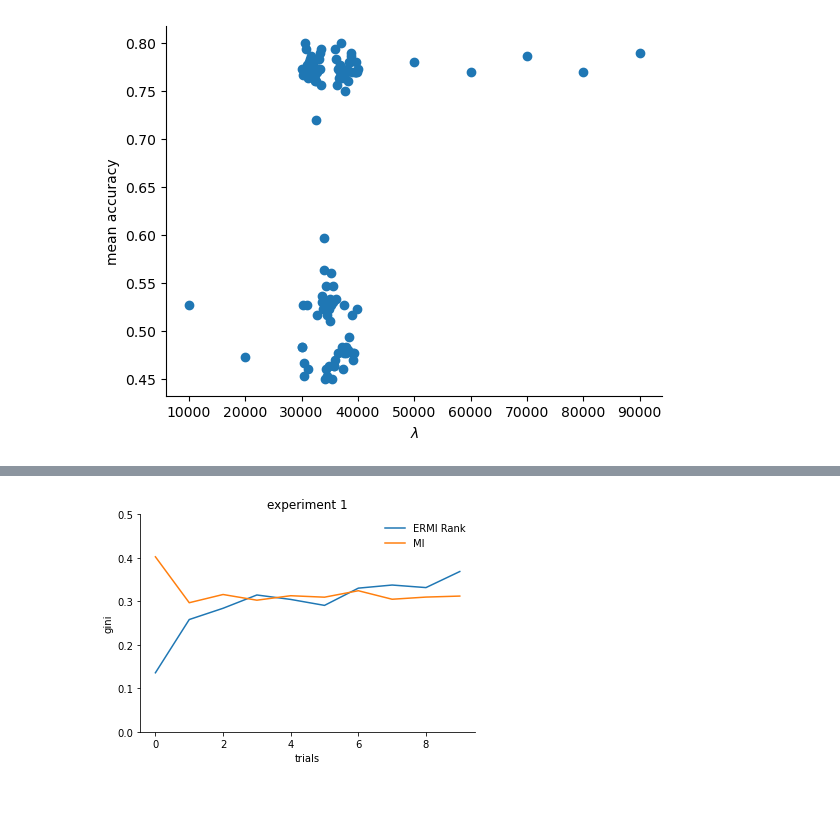
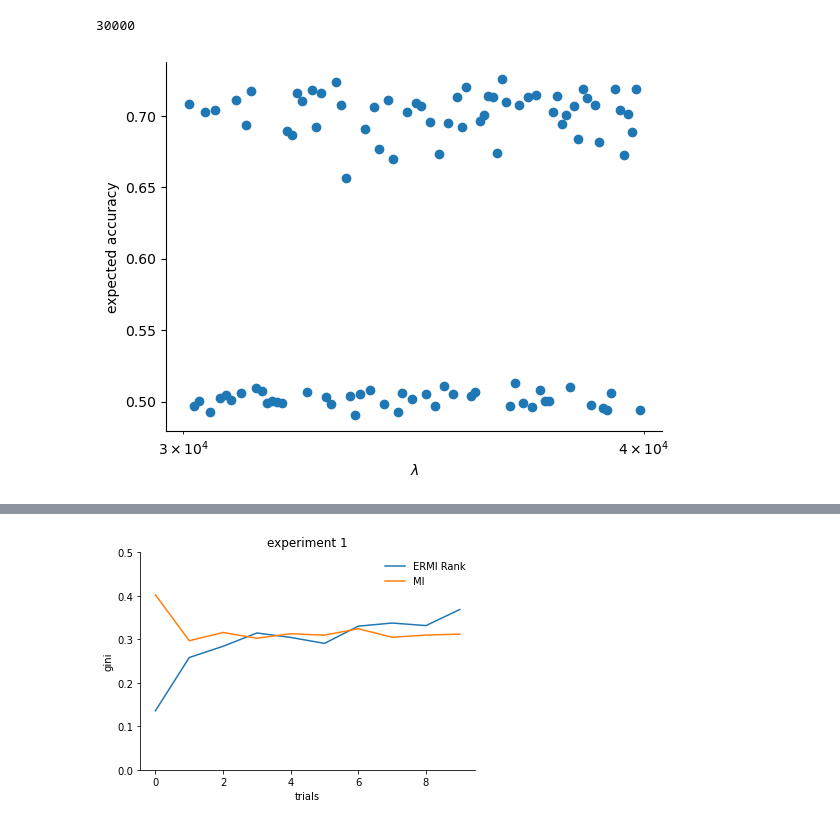
Before and after one commit to akjagadish/ermi, a Jupyter notebook: notebooks/bermi_scope.ipynb, the cells around one changed output, grey strips where cells are left out. Cells and saved outputs as stored; diff of their text form; code cells hidden in the pictures; blank space fills up the shorter version.

```diff
--- a/notebooks/bermi_scope.ipynb
+++ b/notebooks/bermi_scope.ipynb
@@ -109,21 +111,26 @@ plt.show()
 # %%
 accs = []
+logs = []
 esses = [] #[1, 10, 100, 1000]
-esses.extend([i for i in np.arange(10000, 100000, 10000)])
+# esses.extend([i for i in np.arange(10000, 100000, 10000)])
 esses.extend([i for i in np.arange(30000, 40000, 100)])
 lambdas = []
+experiment_id=3
 for ess in esses:
     try:
-        results_bermi_paired_ess = np.load(f'/u/ajagadish/ermi/decisionmaking/data/model_simulation/task=binz2022_experiment={experiment_id}_source=claude_condition=unknown_loss=nll_paired=True_policy=greedy_ess={str(int(ess))}.npz')
+        results_bermi_paired_ess = np.load(f'/u/ajagadish/ermi/decisionmaking/data/model_simulation/task=binz2022_experiment={experiment_id}_source=claude_condition=unknown_loss=nll_paired=True_policy=bernoulli_ess={str(int(ess))}.npz')
         accs.append((results_bermi_paired_ess['per_trial_model_accuracy']/num_tasks).mean(0).mean())
+        logs.append(results_bermi_paired_ess['expected_log_likelihood'].sum(1).mean(0).mean())
         lambdas.append(ess)
     except:
         print(ess)
+# %% [output]
+30000
-# %%
-plt.scatter(lambdas, accs)
-# plt.xscale('log')
-plt.xlabel('$\lambda$')
-plt.ylabel('mean accuracy')
-sns.despine()
-# %% [output]
-[figure, removed]
+# %%
+plt.scatter(lambdas, accs)
+plt.xscale('log')
+plt.xlabel('$\lambda$')
+plt.ylabel('expected accuracy')
+sns.despine()
+# %% [output]
+[figure, added]
```
Also changed, not shown: parts of 6 cells of this notebook, 3 other files.
